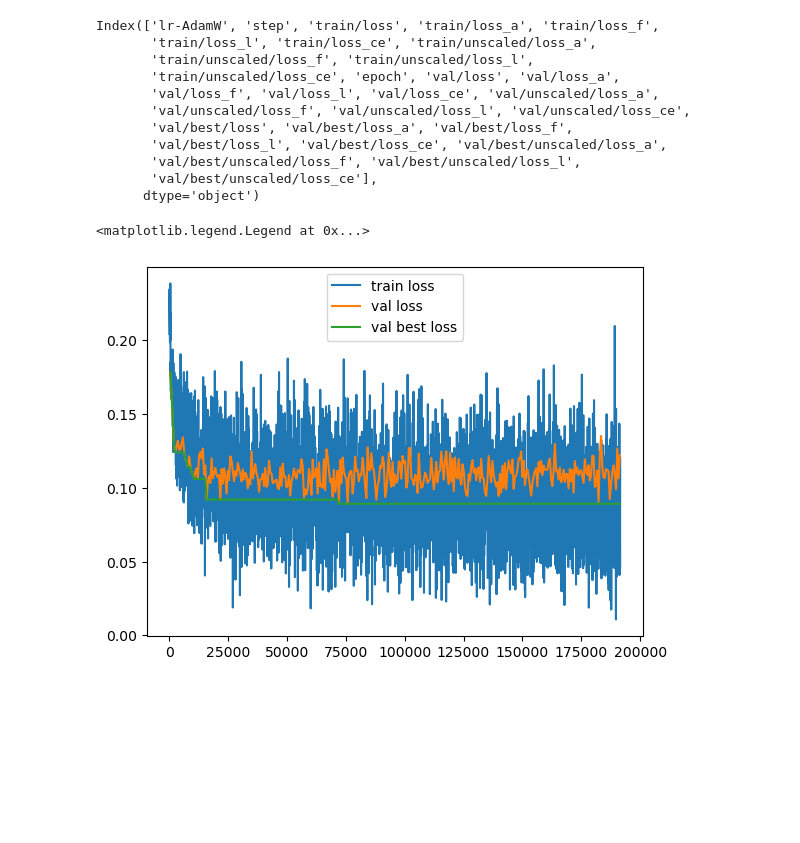
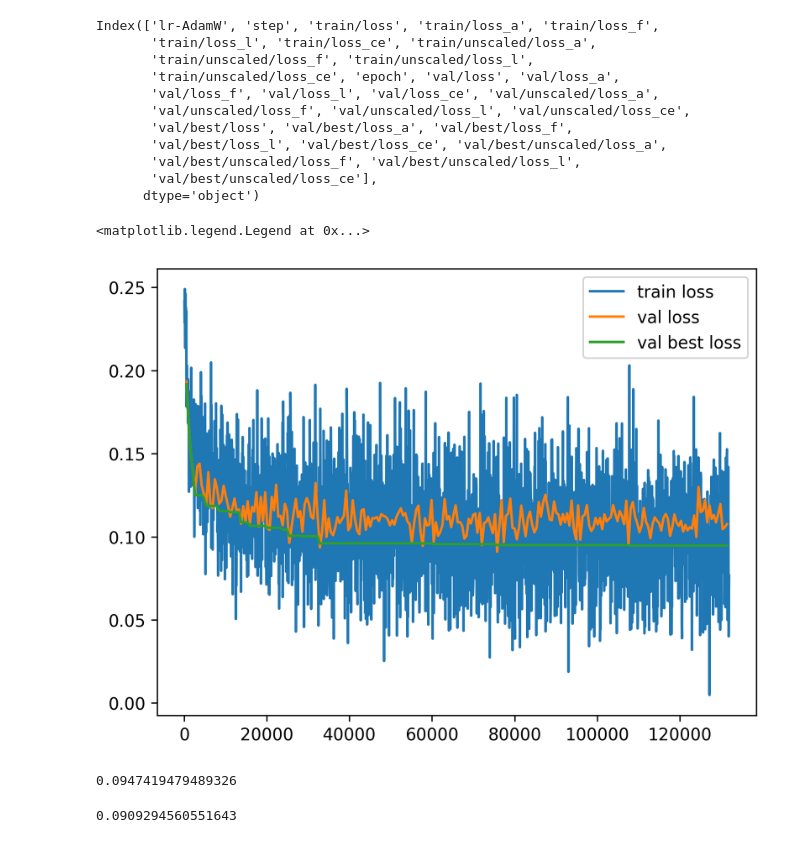
Before and after one commit to oytang/Agent47-Material, a Jupyter notebook: flowmm/run_visualizer.ipynb, the cells around one changed output. Drawn from its saved outputs; the diff is of its cells as text; code cells hidden in the pictures; blank space fills up the shorter version.

```diff
--- a/flowmm/run_visualizer.ipynb
+++ b/flowmm/run_visualizer.ipynb
@@ -4,7 +4,8 @@ import matplotlib.pyplot as plt
 # %%
 # metrics_path = "runs/trash/2024-06-19/20-37-46/null_params-rfm_cspnet-jgdq0cz6/lightning_logs/version_0/metrics.csv"
 # metrics_path = "runs/trash/2024-06-20/00-36-02/null_params-rfm_cspnet-t1mia7i1/lightning_logs/version_0/metrics.csv"
-metrics_path = "runs/trash/2024-06-20/01-00-06/abits_params-rfm_cspnet-oqdld5i5/lightning_logs/version_0/metrics.csv"
+# metrics_path = "runs/trash/2024-06-20/01-00-06/abits_params-rfm_cspnet-oqdld5i5/lightning_logs/version_0/metrics.csv"
+metrics_path = "runs/trash/2024-06-26/22-35-30/abits_params-rfm_cspnet-477idffz/lightning_logs/version_0/metrics.csv"
 # %%
 df = pd.read_csv(metrics_path)
 df
@@ -37,13 +38,22 @@ Index(['lr-AdamW', 'step', 'train/loss', 'train/loss_a', 'train/loss_f',
        'val/best/unscaled/loss_ce'],
       dtype='object')
 # %%
+plt.figure(dpi=300)
 xy = df[['step', 'train/loss']].dropna()
 plt.plot(xy.iloc[:, 0], xy.iloc[:, 1], label='train loss')
 xy = df[['step', 'val/loss']].dropna()
 plt.plot(xy.iloc[:, 0], xy.iloc[:, 1], label='val loss')
 xy = df[['step', 'val/best/loss']].dropna()
 plt.plot(xy.iloc[:, 0], xy.iloc[:, 1], label='val best loss')
 plt.legend()
 # %% [output]
 <matplotlib.legend.Legend at 0x...>
-[figure, old version]
+[figure, new version]
+# %%
+df['val/best/loss'].min()
+# %% [output]
+0.0947419479489326
+# %%
+df['val/loss'].min()
+# %% [output]
+0.0909294560551643
```
Also changed, not shown: parts of 1 cell of this notebook, 6 other files.
